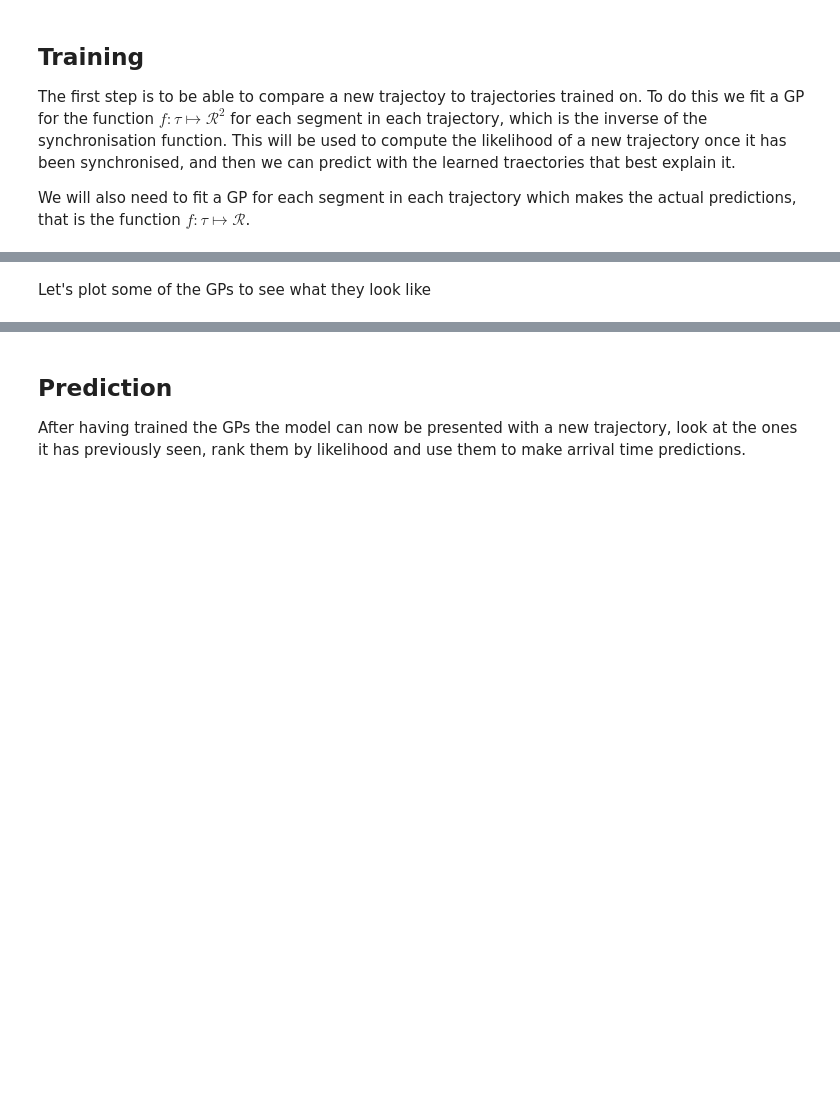
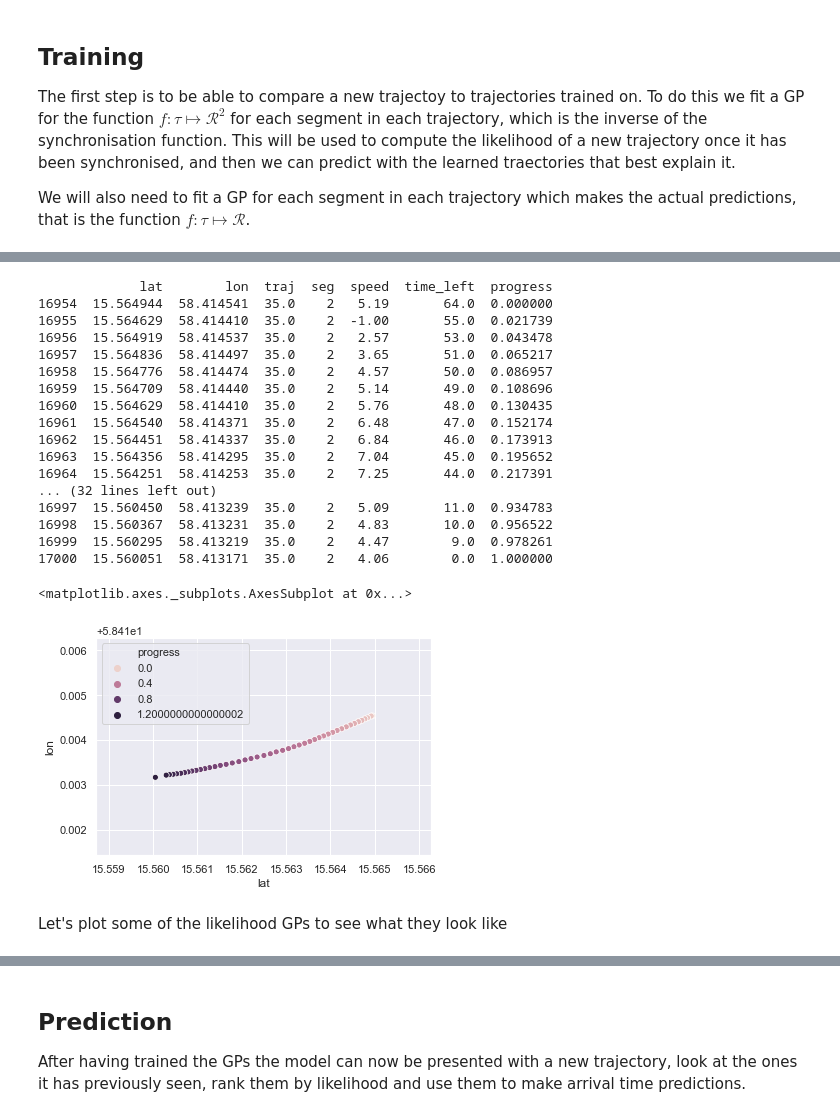
Before and after one commit to M20190649/TDDE19-bus-arrival-time, a Jupyter notebook: GP/Arrival Time Prediction 4 - Prediction.ipynb, the cells around one changed output, grey strips where cells are left out. Drawn from its saved outputs; the diff is of its cells as text; code cells hidden in the pictures; blank space fills up the shorter version.

```diff
--- a/GP/Arrival Time Prediction 4 - Prediction.ipynb
+++ b/GP/Arrival Time Prediction 4 - Prediction.ipynb
@@ -266,5 +137,30 @@ Data processed in 135.56810522079468  seconds
+# %%
+# this guys crashed the thing if priors are set: traj 11, seg 9 | traj 8, seg 3 | 35.0 2
+crash_data = train[(train.traj == 35) & (train.seg == 2)]
+print(crash_data)
+sns.scatterplot(data = crash_data, x='lat', y='lon', hue='progress')
+# %% [output]
+             lat        lon  traj  seg  speed  time_left  progress
+16954  15.564944  58.414541  35.0    2   5.19       64.0  0.000000
+16955  15.564629  58.414410  35.0    2  -1.00       55.0  0.021739
+16956  15.564919  58.414537  35.0    2   2.57       53.0  0.043478
+16957  15.564836  58.414497  35.0    2   3.65       51.0  0.065217
+16958  15.564776  58.414474  35.0    2   4.57       50.0  0.086957
+16959  15.564709  58.414440  35.0    2   5.14       49.0  0.108696
+16960  15.564629  58.414410  35.0    2   5.76       48.0  0.130435
+16961  15.564540  58.414371  35.0    2   6.48       47.0  0.152174
+16962  15.564451  58.414337  35.0    2   6.84       46.0  0.173913
+16963  15.564356  58.414295  35.0    2   7.04       45.0  0.195652
+16964  15.564251  58.414253  35.0    2   7.25       44.0  0.217391
+... (32 lines left out)
+16997  15.560450  58.413239  35.0    2   5.09       11.0  0.934783
+16998  15.560367  58.413231  35.0    2   4.83       10.0  0.956522
+16999  15.560295  58.413219  35.0    2   4.47        9.0  0.978261
+17000  15.560051  58.413171  35.0    2   4.06        0.0  1.000000
+<matplotlib.axes._subplots.AxesSubplot at 0x...>
+[figure, added]
 # %% [markdown]
-Let's plot some of the GPs to see what they look like
+Let's plot some of the likelihood GPs to see what they look like
 # %%
 traj_one_gps = traj_gps[list(traj_gps.keys())[0]]
 for lik_model, pred_model in traj_one_gps.values():
```
Also changed, not shown: parts of 12 cells of this notebook, 3 other files.
